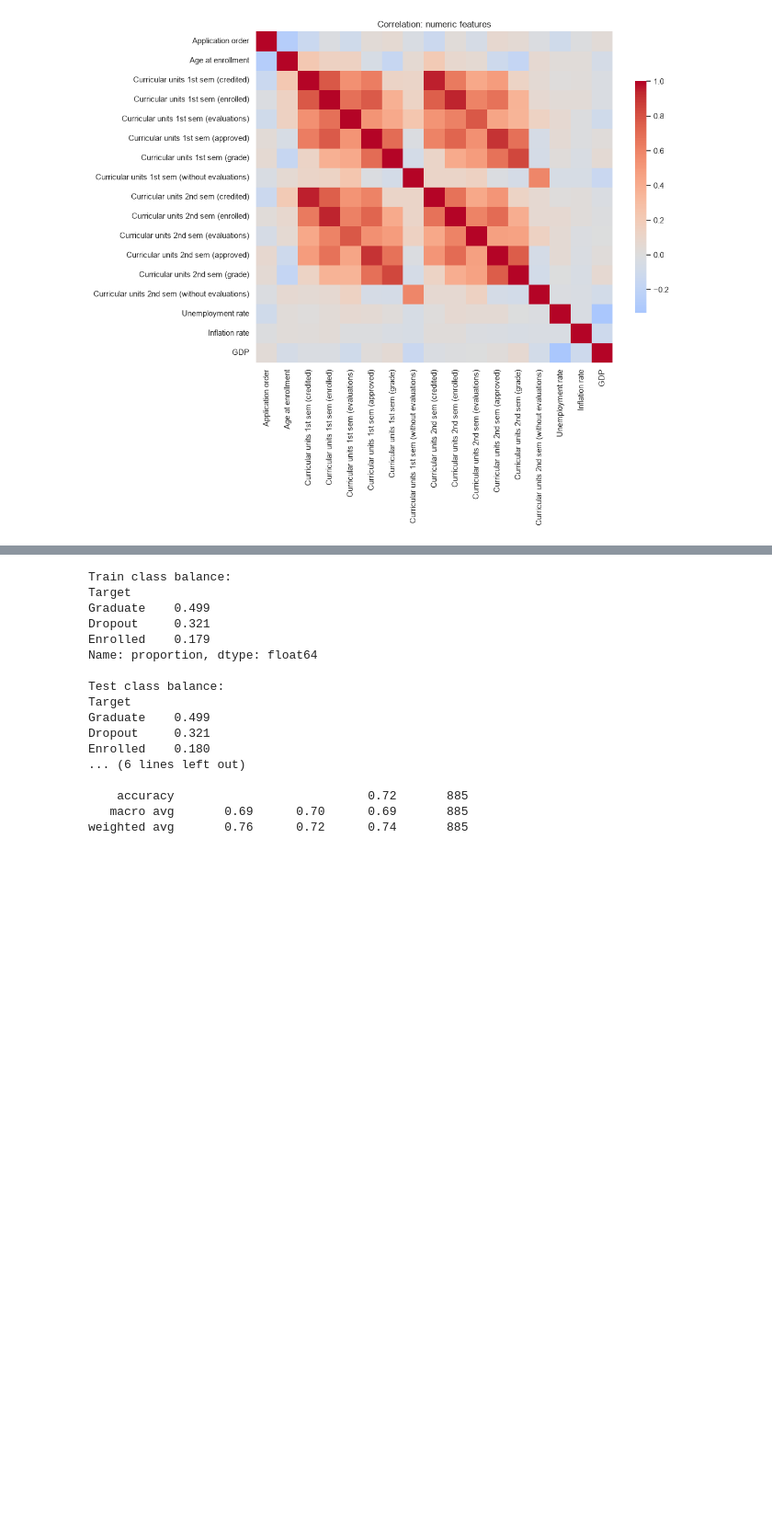
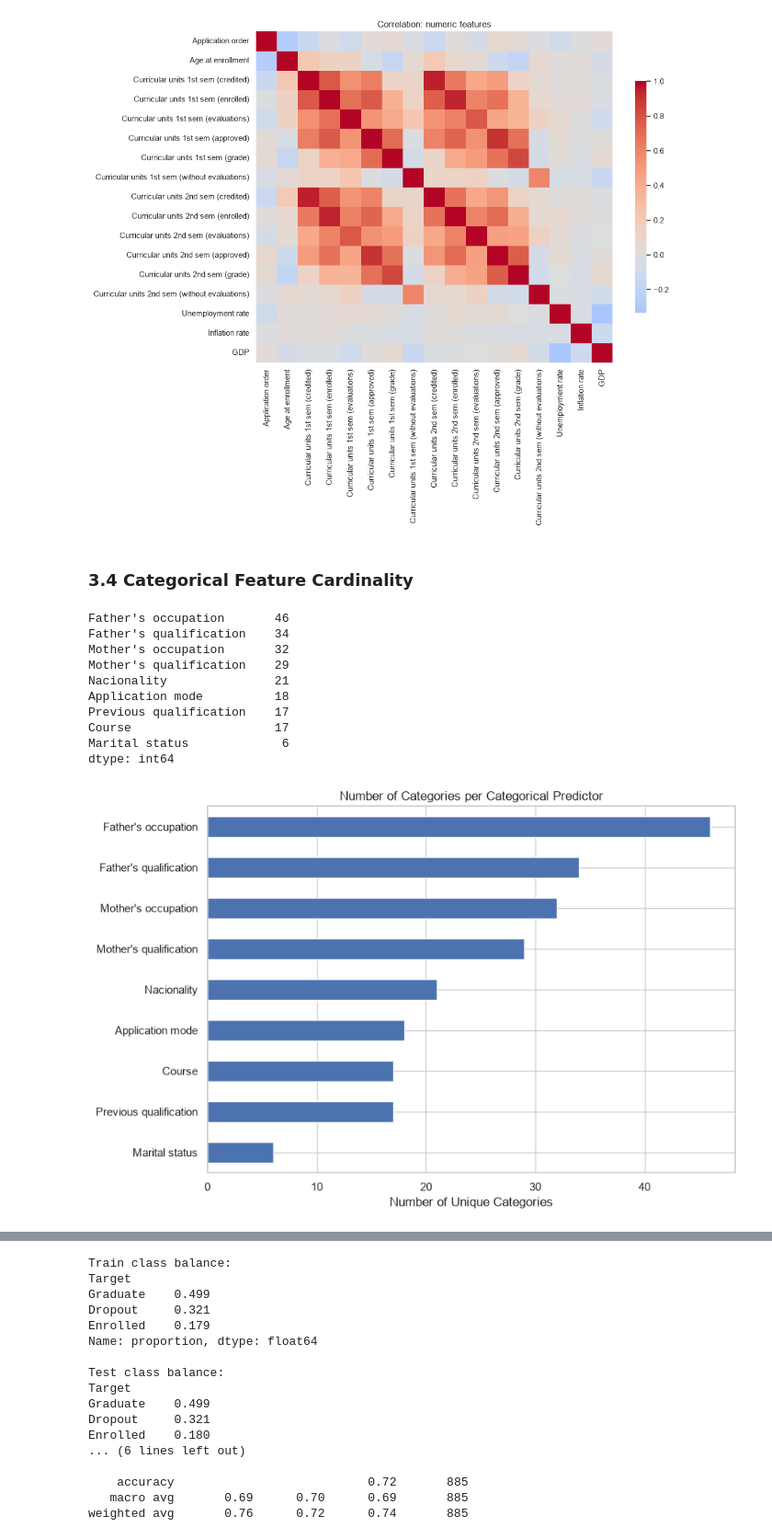
Before and after one commit to itsjavi16/student-dropout-prediction, a Jupyter notebook: notebooks/eda_and_logistic_baseline.ipynb, the cells around one changed output, grey strips where cells are left out. Shown at 92% size. Cells and saved outputs as stored; diff of their text form; code cells hidden in the pictures; blank space fills up the shorter version.

```diff
--- a/notebooks/eda_and_logistic_baseline.ipynb
+++ b/notebooks/eda_and_logistic_baseline.ipynb
@@ -120,3 +122,40 @@ plt.tight_layout()
 plt.show()
 # %% [output]
 [figure]
+# %% [markdown]
+### 3.4 Categorical Feature Cardinality
+# %%
+# Categorical Feature Cardinality
+
+category_cardinality = (
+    df[CATEGORICAL_COLS]
+    .nunique()
+    .sort_values(ascending=False)
+)
+
+display(category_cardinality)
+
+fig, ax = plt.subplots(figsize=(9, 6))
+
+category_cardinality.sort_values().plot(
+    kind="barh",
+    ax=ax
+)
+
+ax.set_title("Number of Categories per Categorical Predictor")
+ax.set_xlabel("Number of Unique Categories")
+
+plt.tight_layout()
+plt.show()
+# %% [output]
+Father's occupation       46
+Father's qualification    34
+Mother's occupation       32
+Mother's qualification    29
+Nacionality               21
+Application mode          18
+Previous qualification    17
+Course                    17
+Marital status             6
+dtype: int64
+[figure, added]
```
Also changed, not shown: parts of 52 cells of this notebook, 2 other files.
